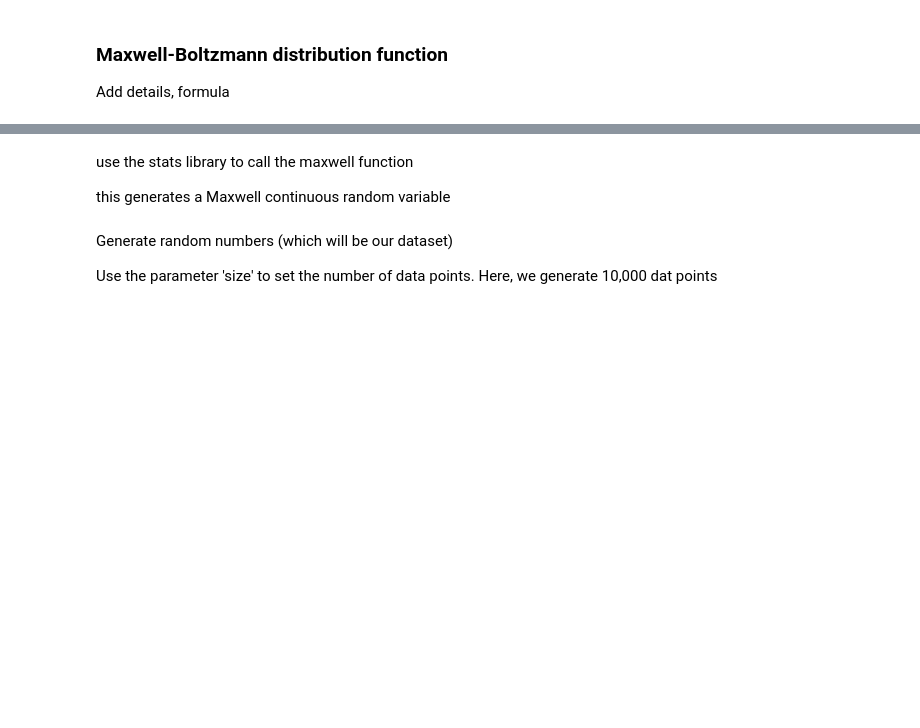
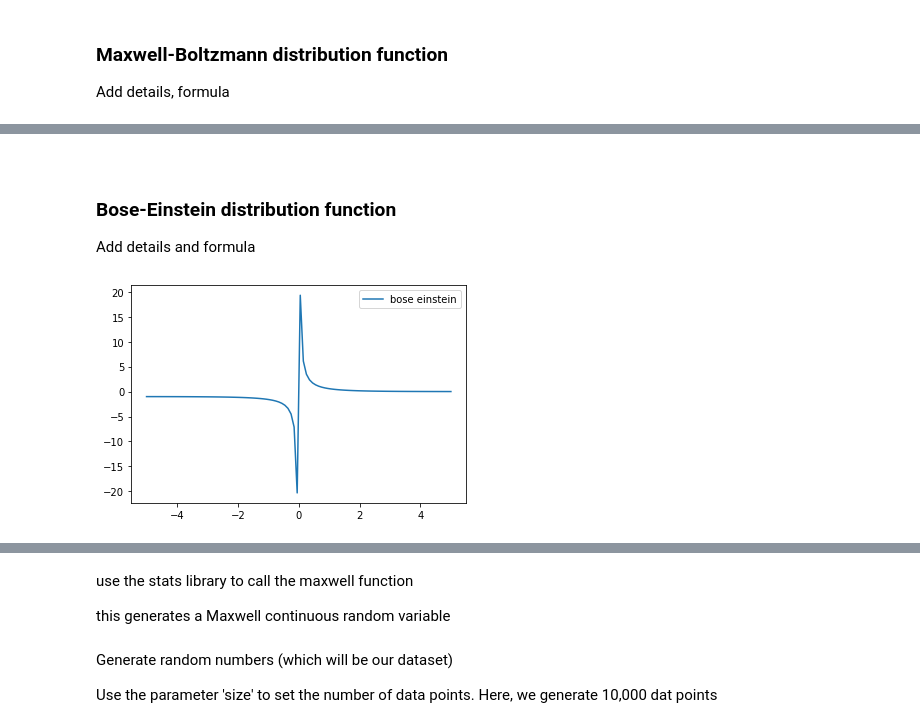
Before and after one commit to madhurima-nath/physicsRelatedCodes, a Jupyter notebook: cu_phys.ipynb, the cells around one changed output, grey strips where cells are left out. Cells and saved outputs as stored; diff of their text form; code cells hidden in the pictures; blank space fills up the shorter version.

```diff
--- a/cu_phys.ipynb
+++ b/cu_phys.ipynb
@@ -25,0 +70,22 @@ Add details, formula
+# %% [markdown]
+<a id = 'bose'></a>
+# %% [markdown]
+### Bose-Einstein distribution function
+
+Add details and formula
+# %%
+def bose_einstein(x):
+
+    bose_result = (1/(np.exp(x)-1))
+
+    return bose_result
+
+x = np.linspace(-5, 5, 100)
+be = bose_einstein(x)
+
+plt.figure()
+plt.plot(x, be, label ='bose einstein')
+plt.legend(loc='best')
+plt.show()
+# %% [output]
+[figure, added]
```
Also changed, not shown: parts of 30 cells of this notebook.
